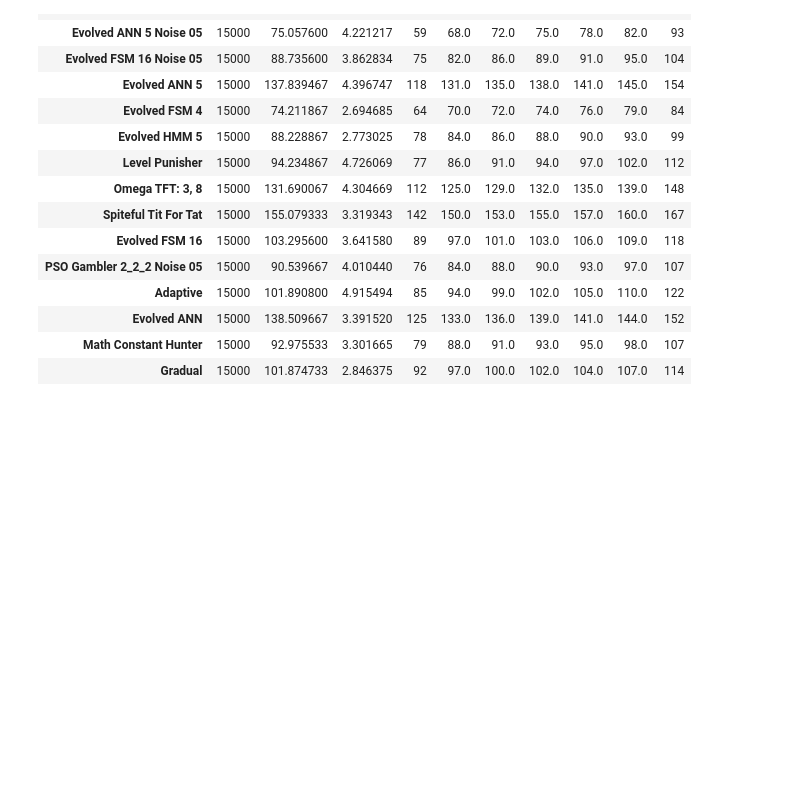
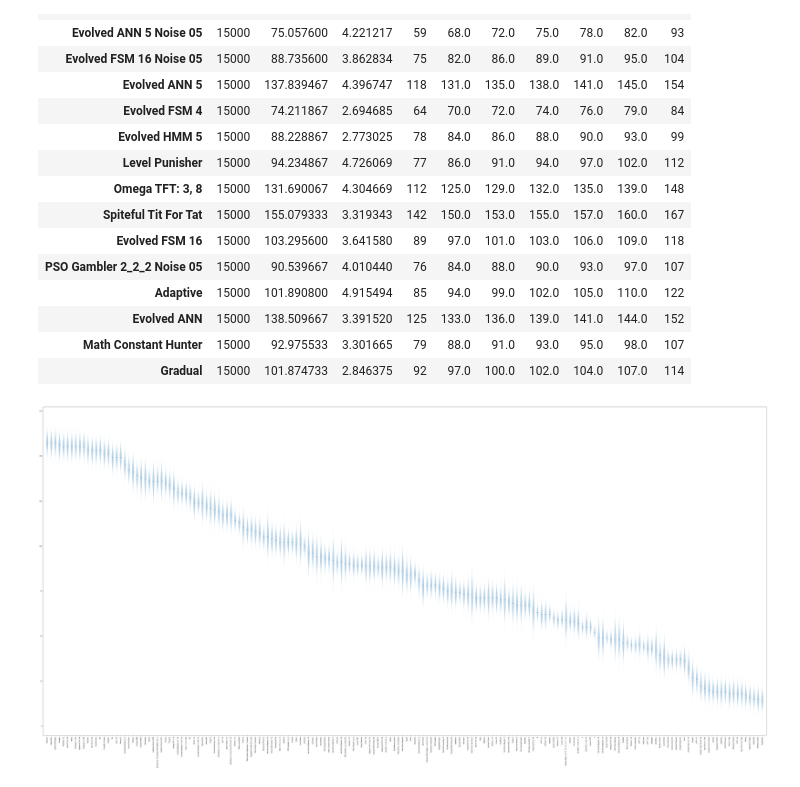
Before and after one commit to Axelrod-Python/ml-paper, a Jupyter notebook: src/main.ipynb, the cells around one changed output. Saved outputs shown, nothing was run; the diff lists cells and outputs as text; code cells hidden in the pictures; blank space fills up the shorter version.

```diff
--- a/src/main.ipynb
+++ b/src/main.ipynb
@@ -317,3 +322,8 @@ win_summary.head(15)
 # Write the top 15 players to a tex table
 with open("../assets/noisy_top_15_wins_summary.tex", "w") as f:
     f.write(clean_latex(win_summary.head(15).round(number_of_digits).to_latex()))
+# %%
+win_summary = win_summary.sort_values("50%", ascending=False)
+violon_plot(wins, win_summary, "../assets/noisy_wins_boxplots.pdf")
+# %% [output]
+[figure, added]
```
Also changed, not shown: parts of 3 cells of this notebook.
